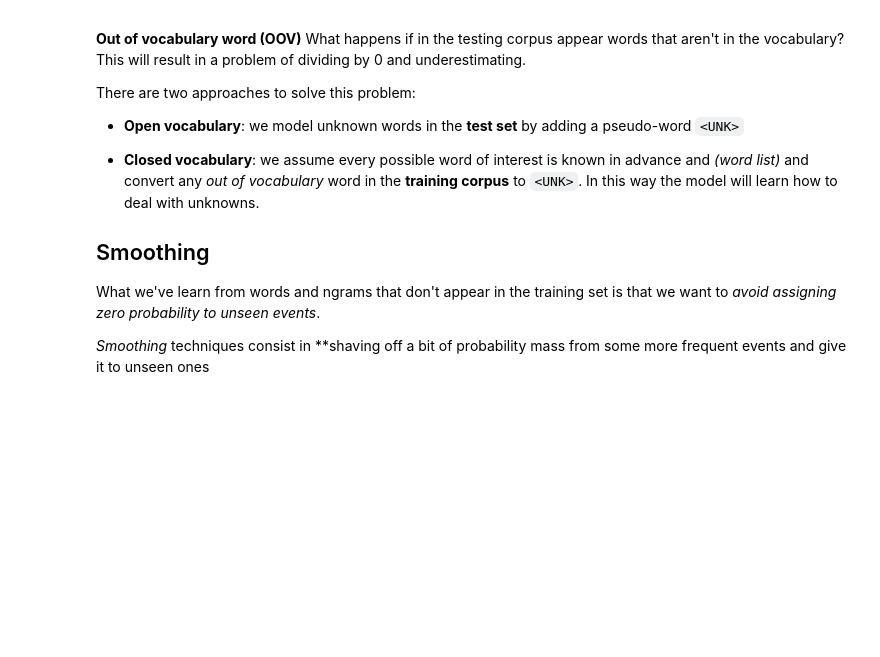
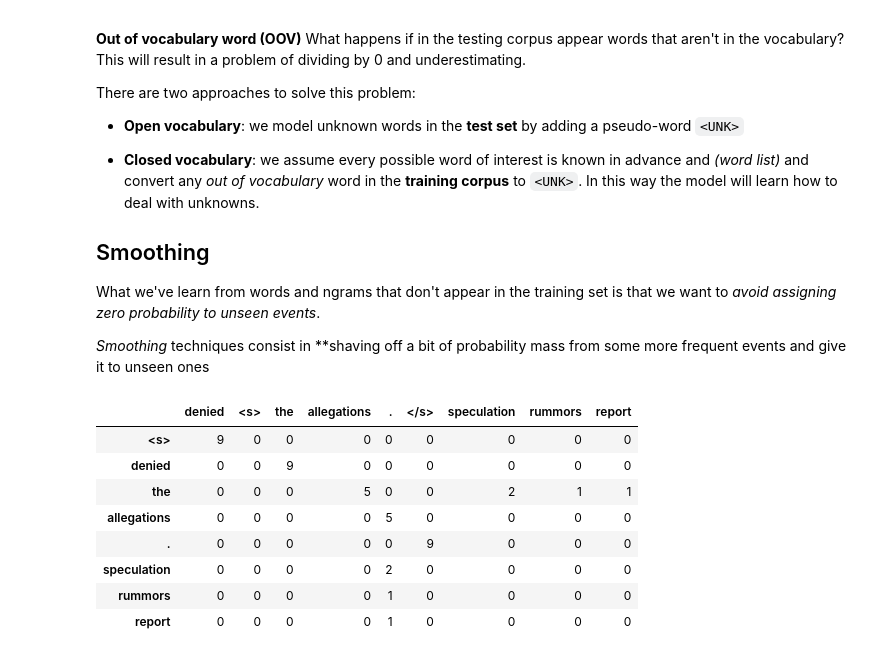
Before and after one commit to MartimVideira/nlp, a Jupyter notebook: my_preprocessing.ipynb, the cells around one changed output. Cells and saved outputs as stored; diff of their text form; code cells hidden in the pictures; blank space fills up the shorter version.

```diff
--- a/my_preprocessing.ipynb
+++ b/my_preprocessing.ipynb
@@ -732,3 +725,45 @@ There are two approaches to solve this problem:
 What we've learn from words and ngrams that don't appear in the training set is that we want to *avoid assigning zero probability to unseen events*.
 
 *Smoothing* techniques consist in **shaving off a bit of probability mass from some more frequent events and give it to unseen ones
+# %%
+corpus = ("denied the allegations. " * 5
+          + "denied the speculation. " * 2
+            + "denied the rummors. " * 1
+            + "denied the report. " * 1)
+test_corpus = "denied the offer. denied the loan."
+
+doc = []
+for sent in sent_tokenize(corpus):
+  sent_toks = [S_START]
+  for tok in word_tokenize(sent):
+      sent_toks.append(tok)
+  sent_toks.append(S_END)
+  doc.append(sent_toks)
+# %%
+from collections import defaultdict
+
+bigrams = defaultdict(lambda: defaultdict(int))
+vocabulary = defaultdict(int)
+
+for sentence in doc:
+    for index, token in enumerate(sentence):
+        vocabulary[token] += 1
+        if index < (len(sentence) - 1):
+            next_token = sentence[index+1]
+            bigrams[token][next_token] += 1
+
+# To instantiate the bigrams of 0 frequency
+for token in bigrams.keys():
+    for next_token in vocabulary.keys():
+        bigrams[token][next_token]
+pd.DataFrame(bigrams).transpose()
+# %% [output]
+|  | denied | <s> | the | allegations | . | </s> | speculation | rummors | report |
+| <s> | 9 | 0 | 0 | 0 | 0 | 0 | 0 | 0 | 0 |
+| denied | 0 | 0 | 9 | 0 | 0 | 0 | 0 | 0 | 0 |
+| the | 0 | 0 | 0 | 5 | 0 | 0 | 2 | 1 | 1 |
+| allegations | 0 | 0 | 0 | 0 | 5 | 0 | 0 | 0 | 0 |
+| . | 0 | 0 | 0 | 0 | 0 | 9 | 0 | 0 | 0 |
+| speculation | 0 | 0 | 0 | 0 | 2 | 0 | 0 | 0 | 0 |
+| rummors | 0 | 0 | 0 | 0 | 1 | 0 | 0 | 0 | 0 |
+| report | 0 | 0 | 0 | 0 | 1 | 0 | 0 | 0 | 0 |
```
Also changed, not shown: parts of 7 cells of this notebook.
